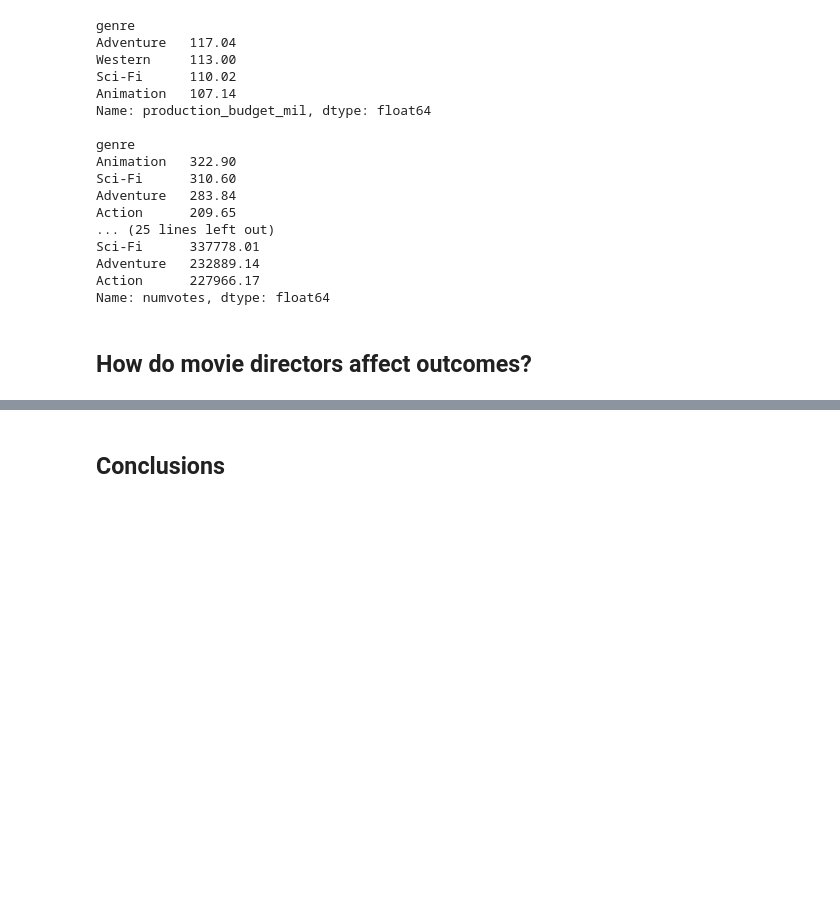
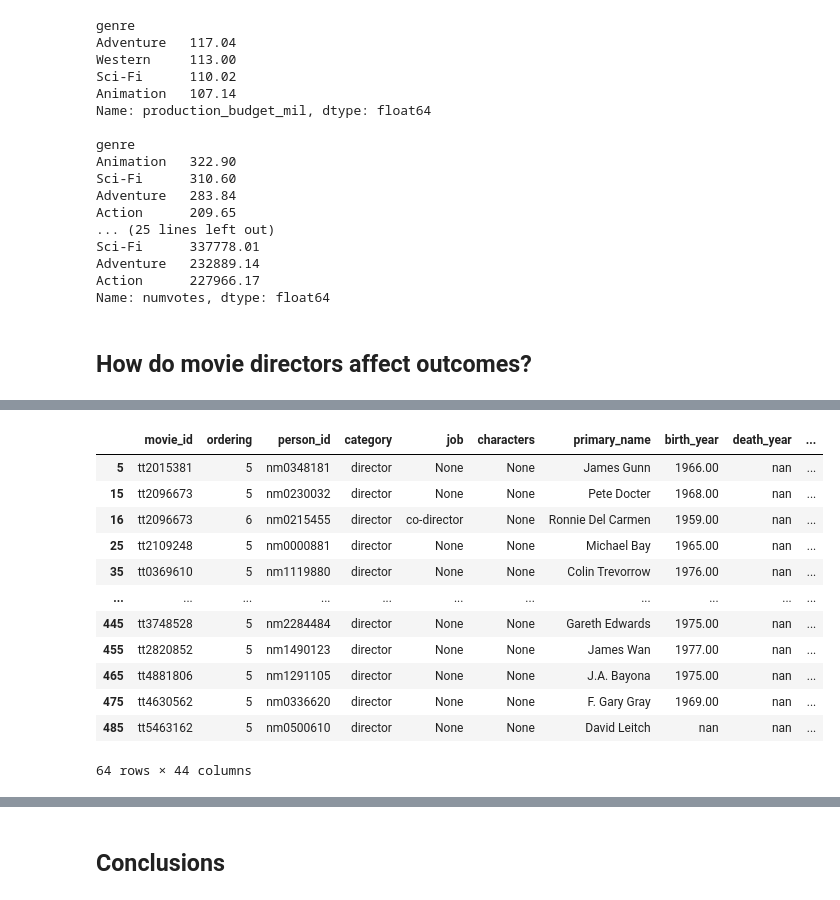
Before and after one commit to gcburgess/Xbox-to-Box-Office, a Jupyter notebook: greg-notebooks-folder/GREG_slightly_polished.ipynb, the cells around one changed output, grey strips where cells are left out. Cells and saved outputs as stored; diff of their text form; code cells hidden in the pictures; blank space fills up the shorter version.

Commit message:
Add analyses top 10 directors

```diff
--- a/greg-notebooks-folder/GREG_slightly_polished.ipynb
+++ b/greg-notebooks-folder/GREG_slightly_polished.ipynb
@@ -880,0 +930,17 @@ Name: numvotes, dtype: float64
+# %%
+filt = principals_top_50_worldwide_profit_df['category'] == 'director'
+principals_top_50_worldwide_profit_df[filt]
+# %% [output]
+|  | movie_id | ordering | person_id | category | job | characters | primary_name | birth_year | death_year | ... |
+| 5 | tt2015381 | 5 | nm0348181 | director | None | None | James Gunn | 1966.00 | nan | ... |
+| 15 | tt2096673 | 5 | nm0230032 | director | None | None | Pete Docter | 1968.00 | nan | ... |
+| 16 | tt2096673 | 6 | nm0215455 | director | co-director | None | Ronnie Del Carmen | 1959.00 | nan | ... |
+| 25 | tt2109248 | 5 | nm0000881 | director | None | None | Michael Bay | 1965.00 | nan | ... |
+| 35 | tt0369610 | 5 | nm1119880 | director | None | None | Colin Trevorrow | 1976.00 | nan | ... |
+| ... | ... | ... | ... | ... | ... | ... | ... | ... | ... | ... |
+| 445 | tt3748528 | 5 | nm2284484 | director | None | None | Gareth Edwards | 1975.00 | nan | ... |
+| 455 | tt2820852 | 5 | nm1490123 | director | None | None | James Wan | 1977.00 | nan | ... |
+| 465 | tt4881806 | 5 | nm1291105 | director | None | None | J.A. Bayona | 1975.00 | nan | ... |
+| 475 | tt4630562 | 5 | nm0336620 | director | None | None | F. Gary Gray | 1969.00 | nan | ... |
+| 485 | tt5463162 | 5 | nm0500610 | director | None | None | David Leitch | nan | nan | ... |
+64 rows × 44 columns
```
Also changed, not shown: parts of 11 cells of this notebook.
